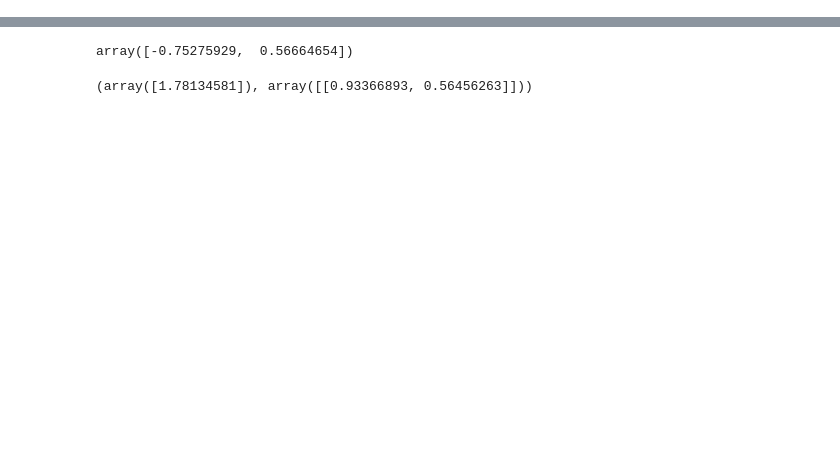
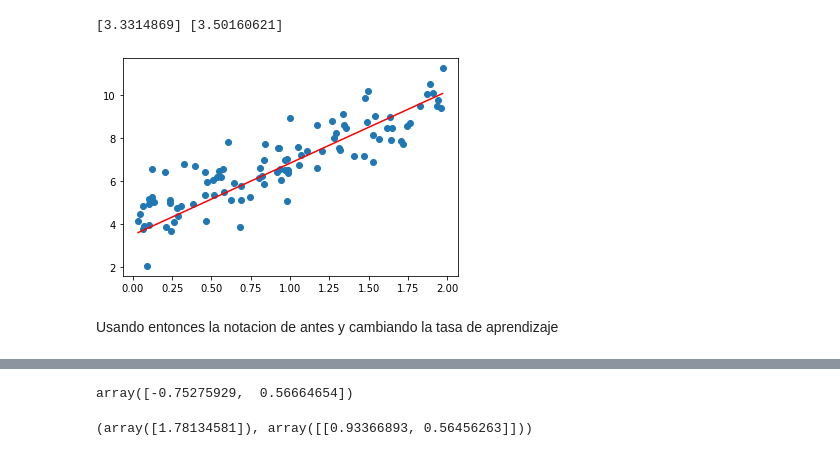
Before and after one commit to ahromero/BUAP_MachineLearning2022, a Jupyter notebook: 9CAP_Regression.ipynb, the cells around one changed output, grey strips where cells are left out. Drawn from its saved outputs; the diff is of its cells as text; code cells hidden in the pictures; blank space fills up the shorter version.

```diff
--- a/9CAP_Regression.ipynb
+++ b/9CAP_Regression.ipynb
@@ -191 +282,34 @@ The critical point is how to evaluate the gradient, for doing that a local inspe
+# %%
+# construyamos el modelo
+m = 0
+b = 0
+
+eta = 0.0001  # Tasa de aprendizaje
+epochs = 10000  # Numero de iteraciones para aplicar el descenso de gradiente
+
+n = float(len(X)) # numero de elementos en X
+
+# Ejecutanco el numero de descensos de gradiente
+for i in range(epochs):
+    Y_pred = m*X + b  # EL valor predicho para este caso
+    D_m = (-2/n) * sum(X * (y - Y_pred))  # Derivada con respecto a m
+    D_c = (-2/n) * sum(y - Y_pred)  # Derivada con respecto a b
+    m = m - eta * D_m  # cambia m
+    b = b - eta * D_c  # cambia c
+
+print (m, b)
+# %% [output]
+[3.3314869] [3.50160621]
+# %%
+# haciendo las predicciones
+
+Y_pred = m*X + b
+
+plt.scatter(X, y)
+plt.plot([min(X), max(X)], [min(Y_pred), max(Y_pred)], color='red')  # regression line
+plt.show()
+# %% [output]
+[figure, added]
+# %% [markdown]
+Usando entonces la notacion de antes y cambiando la tasa de aprendizaje
 # %%
```
Also changed, not shown: parts of 81 cells of this notebook, 23 other files.
